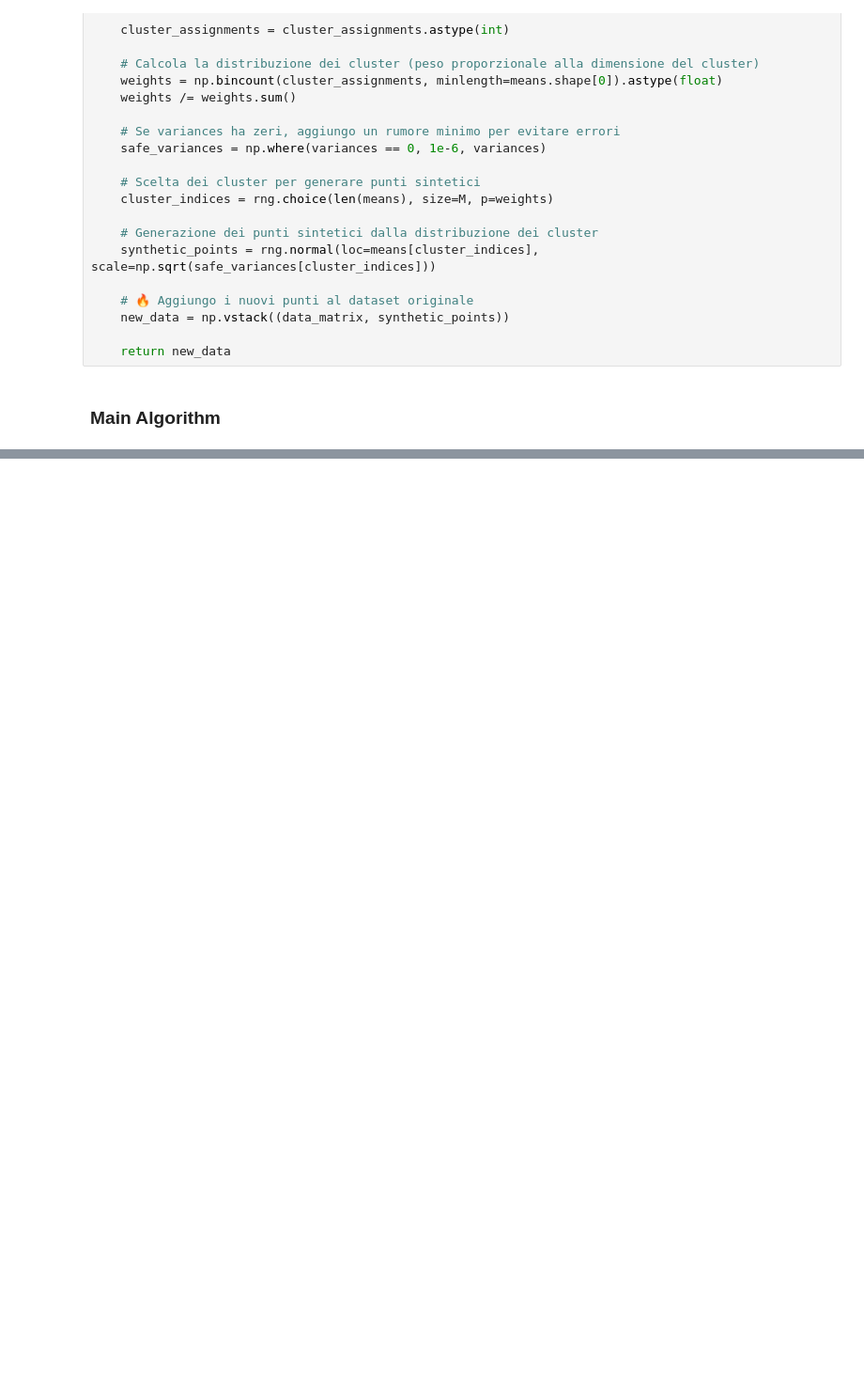
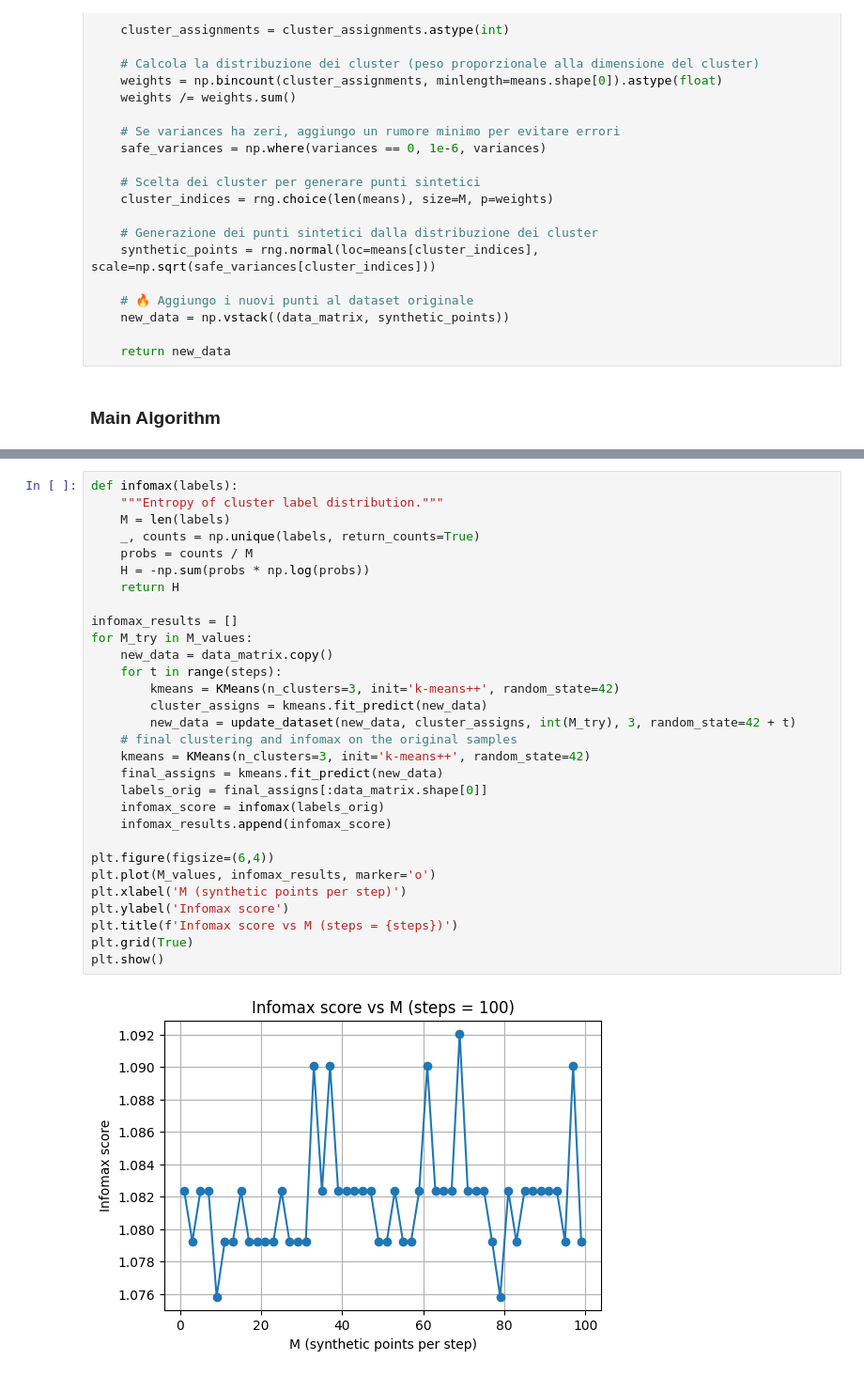
Before and after one commit to gabrielecerioli/Clustering_algorithms, a Jupyter notebook: Closed_loop_learning/Closed_loop_learning_Clustering.ipynb, the cells around one changed output, grey strips where cells are left out. Shown at 94% size. Cells and saved outputs as stored; diff of their text form; blank space fills up the shorter version.

```diff
--- a/Closed_loop_learning/Closed_loop_learning_Clustering.ipynb
+++ b/Closed_loop_learning/Closed_loop_learning_Clustering.ipynb
@@ -209,0 +299,32 @@ print(assign_clusters_gaussian(data_matrix,means,variances))
+# %%
+def infomax(labels):
+    """Entropy of cluster label distribution."""
+    M = len(labels)
+    _, counts = np.unique(labels, return_counts=True)
+    probs = counts / M
+    H = -np.sum(probs * np.log(probs))
+    return H
+
+infomax_results = []
+for M_try in M_values:
+    new_data = data_matrix.copy()
+    for t in range(steps):
+        kmeans = KMeans(n_clusters=3, init='k-means++', random_state=42)
+        cluster_assigns = kmeans.fit_predict(new_data)
+        new_data = update_dataset(new_data, cluster_assigns, int(M_try), 3, random_state=42 + t)
+    # final clustering and infomax on the original samples
+    kmeans = KMeans(n_clusters=3, init='k-means++', random_state=42)
+    final_assigns = kmeans.fit_predict(new_data)
+    labels_orig = final_assigns[:data_matrix.shape[0]]
+    infomax_score = infomax(labels_orig)
+    infomax_results.append(infomax_score)
+
+plt.figure(figsize=(6,4))
+plt.plot(M_values, infomax_results, marker='o')
+plt.xlabel('M (synthetic points per step)')
+plt.ylabel('Infomax score')
+plt.title(f'Infomax score vs M (steps = {steps})')
+plt.grid(True)
+plt.show()
+# %% [output]
+[figure, added]
```
Also changed, not shown: parts of 5 cells of this notebook.
